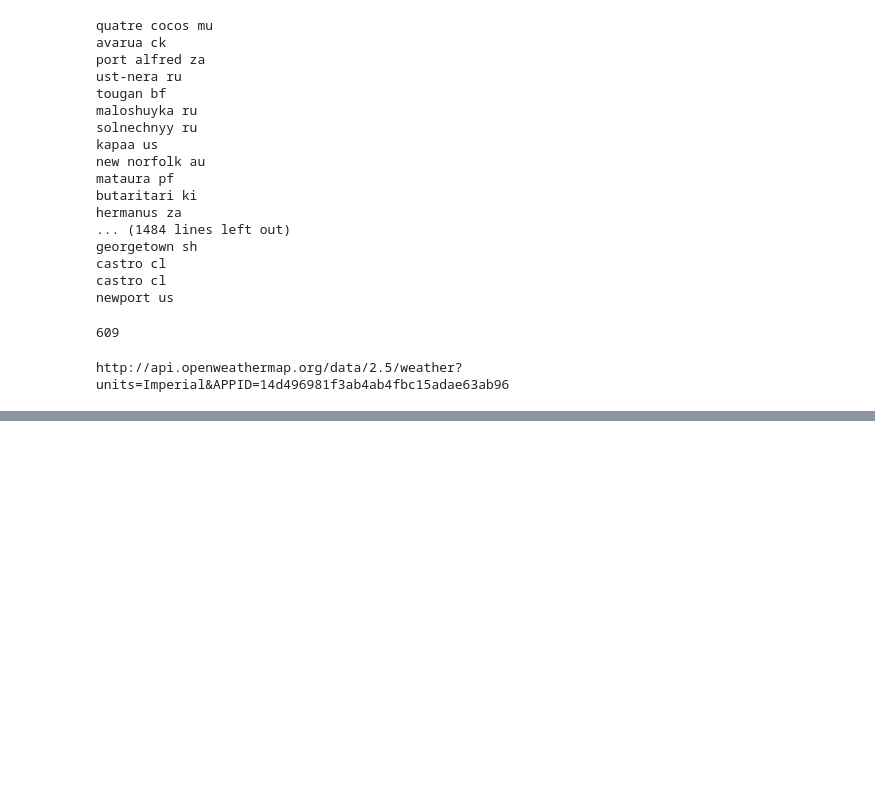
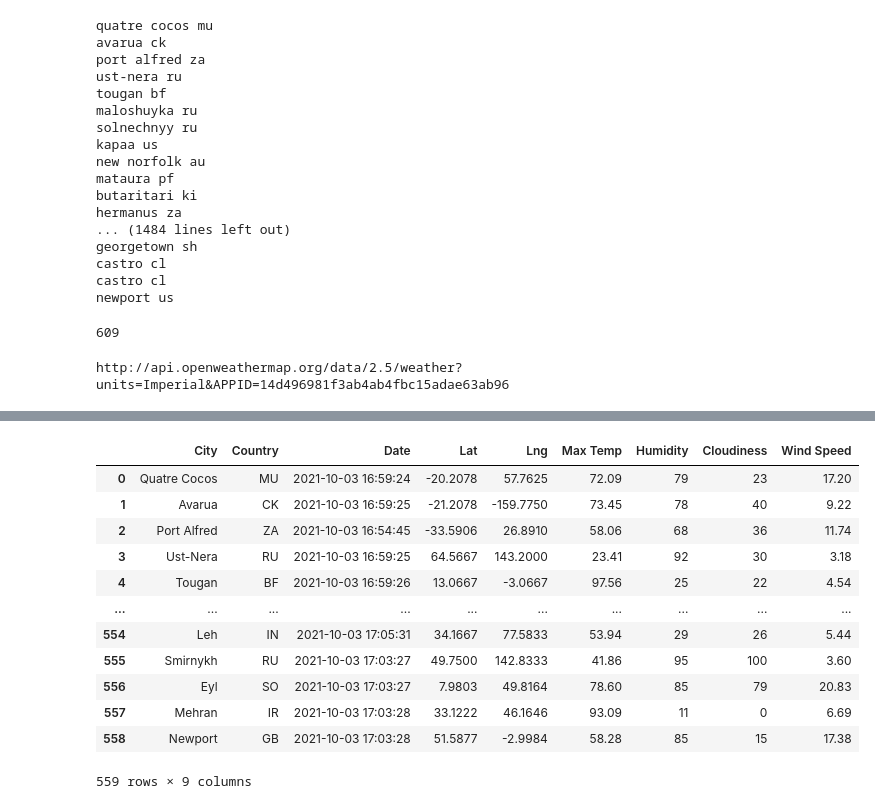
Before and after one commit to jmarrujo31/World_Weather_Analysis, a Jupyter notebook: WeatherPy.ipynb, the cells around one changed output, grey strips where cells are left out. Drawn from its saved outputs; the diff is of its cells as text; code cells hidden in the pictures; blank space fills up the shorter version.

```diff
--- a/WeatherPy.ipynb
+++ b/WeatherPy.ipynb
@@ -162,6 +186,22 @@ city_data_df.head(10)
 output_data_file = "cities.csv"
 # Export the City_Data into a CSV.
 city_data_df.to_csv(output_data_file, index_label="City_ID")
+# %%
+city_data_df
+# %% [output]
+|  | City | Country | Date | Lat | Lng | Max Temp | Humidity | Cloudiness | Wind Speed |
+| 0 | Quatre Cocos | MU | 2021-10-03 16:59:24 | -20.2078 | 57.7625 | 72.09 | 79 | 23 | 17.20 |
+| 1 | Avarua | CK | 2021-10-03 16:59:25 | -21.2078 | -159.7750 | 73.45 | 78 | 40 | 9.22 |
+| 2 | Port Alfred | ZA | 2021-10-03 16:54:45 | -33.5906 | 26.8910 | 58.06 | 68 | 36 | 11.74 |
+| 3 | Ust-Nera | RU | 2021-10-03 16:59:25 | 64.5667 | 143.2000 | 23.41 | 92 | 30 | 3.18 |
+| 4 | Tougan | BF | 2021-10-03 16:59:26 | 13.0667 | -3.0667 | 97.56 | 25 | 22 | 4.54 |
+| ... | ... | ... | ... | ... | ... | ... | ... | ... | ... |
+| 554 | Leh | IN | 2021-10-03 17:05:31 | 34.1667 | 77.5833 | 53.94 | 29 | 26 | 5.44 |
+| 555 | Smirnykh | RU | 2021-10-03 17:03:27 | 49.7500 | 142.8333 | 41.86 | 95 | 100 | 3.60 |
+| 556 | Eyl | SO | 2021-10-03 17:03:27 | 7.9803 | 49.8164 | 78.60 | 85 | 79 | 20.83 |
+| 557 | Mehran | IR | 2021-10-03 17:03:28 | 33.1222 | 46.1646 | 93.09 | 11 | 0 | 6.69 |
+| 558 | Newport | GB | 2021-10-03 17:03:28 | 51.5877 | -2.9984 | 58.28 | 85 | 15 | 17.38 |
+559 rows × 9 columns
 # %%
 city_data_df.to_csv('WeatherPy_Database.csv')
 # %%
```
Also changed, not shown: parts of 18 cells of this notebook, 9 other files.
